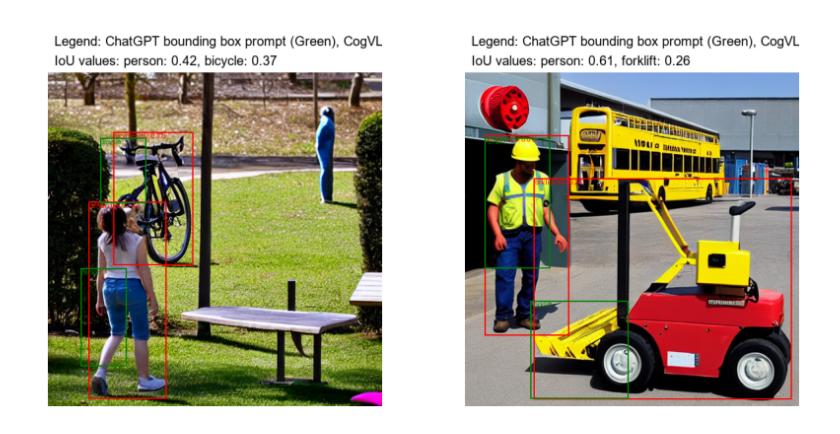
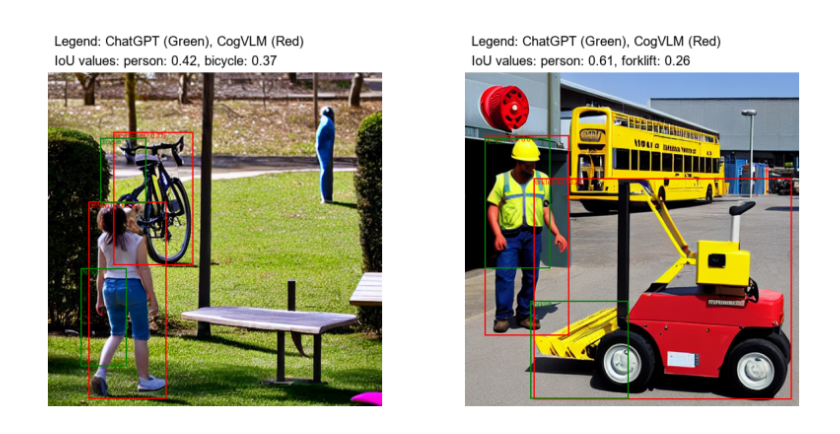
Before and after one commit to Jellemvdl/InstanceDiffusion-extension, a Jupyter notebook: demos/implementation.ipynb, the cells around one changed output. Saved outputs shown, nothing was run; the diff lists cells and outputs as text; code cells hidden in the pictures.

```diff
--- a/demos/implementation.ipynb
+++ b/demos/implementation.ipynb
@@ -13,7 +13,6 @@ with open('src/lib/llm_submodule/cogvlm/cogvlm_data/filtered_iou_results.json',
 
 # Directory containing the images
 image_dir = 'src/lib/llm_submodule/chatgpt/chatgpt_output/2024-05-19_10-12/gc7.5-seed0-alpha0.8'
-
 # Function to parse bounding box from string
 def parse_bbox(bbox_str):
     label, coords = bbox_str.split('[')
@@ -46,32 +45,32 @@ for index, i in enumerate([0, 30]):
             # Draw ground truth bounding box in green
             draw.rectangle(gt_box, outline='green', width=2)
             draw.text((gt_box[0], gt_box[1]), gt_label, fill='green')
 
             # Add IoU value to the list
             iou_values.append(f"{pred_label}: {result['iou']:.2f}")
 
     # Add header with legend and IoU values
     header_height = 70  # Increased height to accommodate IoU values
     new_image = Image.new('RGB', (image.width, image.height + header_height), (255, 255, 255))
     new_image.paste(image, (0, header_height))
     draw = ImageDraw.Draw(new_image)
 
     # Load a font
     try:
         font = ImageFont.truetype("arial.ttf", 20)
     except IOError:
         font = ImageFont.load_default()
 
     # Add text to the header
-    legend_text = "Legend: ChatGPT bounding box prompt (Green), CogVLM bounding box output (Red)"
+    legend_text = "Legend: ChatGPT (Green), CogVLM (Red)"
     iou_text = "IoU values: " + ", ".join(iou_values)
     draw.text((10, 10), legend_text, fill='black', font=font)
     draw.text((10, 40), iou_text, fill='black', font=font)
 
     # Plot the image
     axs[index].imshow(new_image)
     axs[index].axis('off')  # Hide axes
 
 plt.show()
 # %% [output]
-[figure, old version]
+[figure, new version]
```
